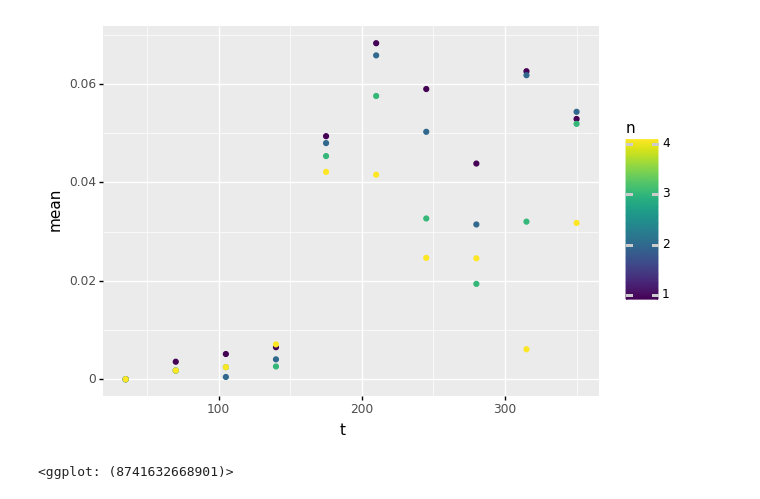
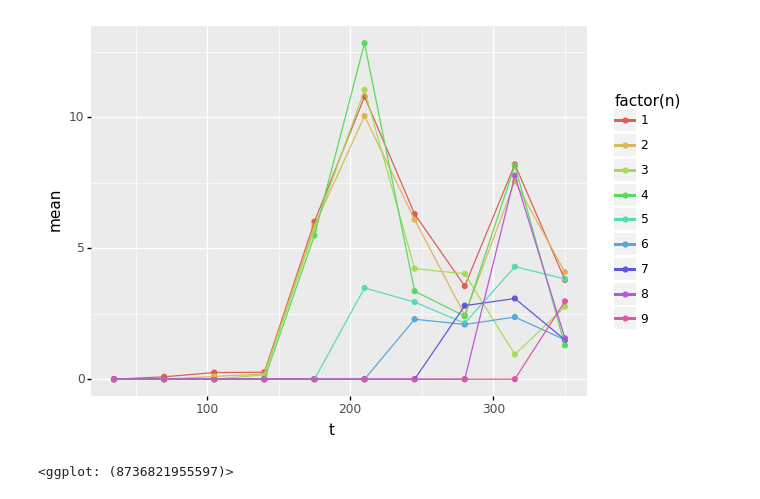
Before and after one commit to ParallelWindfarms/cylinder, a Jupyter notebook: notebooks/Check_convergence.ipynb, the cells around one changed output. Cells and saved outputs as stored; diff of their text form; code cells hidden in the pictures.

```diff
--- a/notebooks/Check_convergence.ipynb
+++ b/notebooks/Check_convergence.ipynb
@@ -9,7 +9,7 @@ import pandas as pd
 times = np.linspace(0.0, 350.0, 11)
 intervals = list(zip(times[:-1], times[1:]))
 
-baseCase1 = BaseCase(Path("c1_serial"), "baseCase")
+baseCase1 = BaseCase(Path("../data/c1_serial"), "baseCase")
 snaps1 = [Vector(baseCase1, "baseCase", str(int(t))) for t in times[1:]]
 
 baseCase2 = BaseCase(Path("c1"), "baseCase")
@@ -17,11 +17,11 @@ baseCase2 = BaseCase(Path("c1"), "baseCase")
 
 def diff(x, y):
     with x.mmap_data("p") as x_p, y.mmap_data("p") as y_p:
-        d = np.abs(x_p - y_p)
+        d = np.abs((x_p - y_p)/x_p)
     return {"min": d.min(), "max": d.max(), "mean": d.mean(), "std": d.std()}
 
 def read_stats():
-    for n in range(1, 5):
+    for n in range(1, 10):
         cases = [Vector(baseCase2, f"{n}-{int(t_0):03}-{int(t_1):03}-fine", str(int(t_1))) for (t_0, t_1) in intervals]
         yield from (diff(ref, pr) | {"n": n, "t": t} for t, ref, pr in zip(times[1:], snaps1, cases))
 # %%
@@ -31,5 +31,2 @@ from plotnine import ggplot, geom_point, aes
 # %%
-ggplot(stats, aes(x="t", y="mean", color="n")) + geom_point()
+plot = ggplot(stats, aes(x="t", y="mean", color="factor(n)")) + geom_point() + geom_line()
-# %% [output]
-[figure, removed]
-<ggplot: (8741632668901)>
@@ -35,0 +35,5 @@ ggplot(stats, aes(x="t", y="mean", color="n")) + geom_point()
+# %%
+plot
+# %% [output]
+[figure, added]
+<ggplot: (8736821955597)>
```
Also changed, not shown: parts of 2 cells of this notebook, 11 other files.
